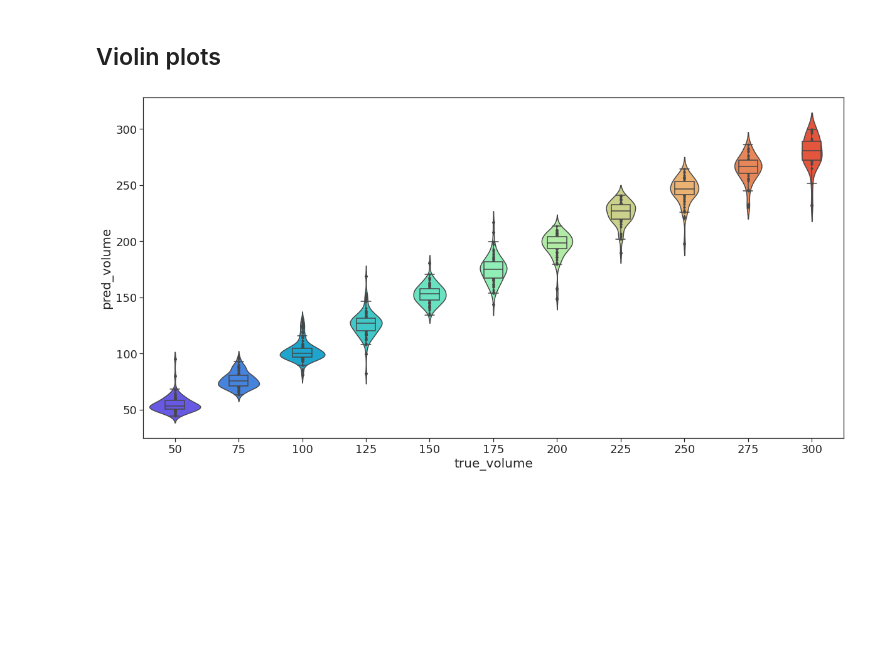
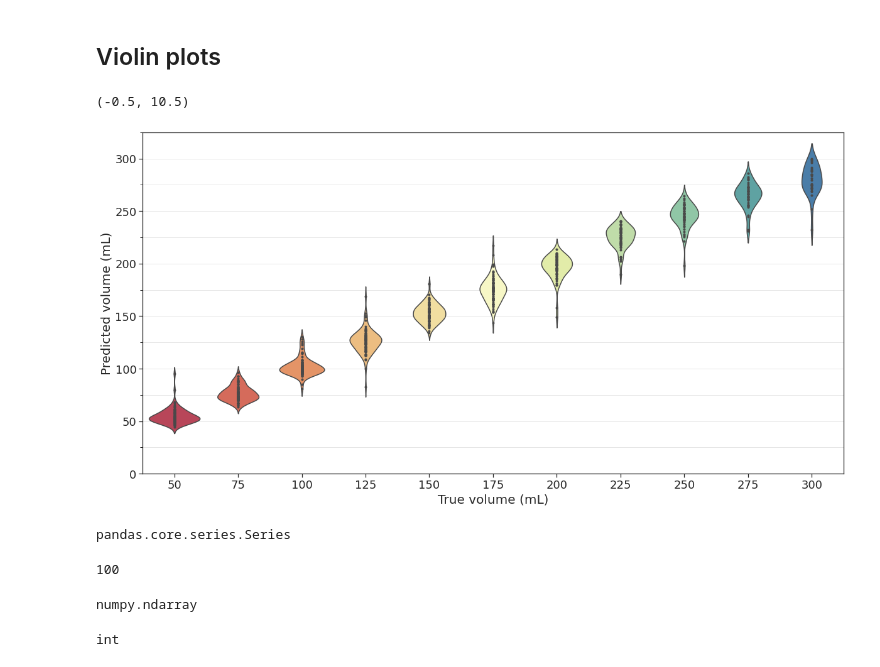
Before and after one commit to MiriamCobo/BrainGut-WineUp, a Jupyter notebook: notebooks/3.1-Prediction_statistics_reg-CopasVasosAll.ipynb, the cells around one changed output. Saved outputs shown, nothing was run; the diff lists cells and outputs as text; code cells hidden in the pictures; blank space fills up the shorter version.

Commit message:
Improving graphs

```diff
--- a/notebooks/3.1-Prediction_statistics_reg-CopasVasosAll.ipynb
+++ b/notebooks/3.1-Prediction_statistics_reg-CopasVasosAll.ipynb
@@ -131,41 +131,68 @@ fig.write_image("/srv/image-results/violin_plot.png")
 # %%
 import seaborn as sns
 import matplotlib.pyplot as plt
+from matplotlib.ticker import (MultipleLocator, AutoMinorLocator)
 
 plt.rcParams["figure.figsize"] = (20,10)
 
 plt.tick_params(
     axis='x',          # changes apply to the x-axis
     which='both',      # both major and minor ticks are affected
     bottom=True,      # ticks along the bottom edge are off
     top=False,         # ticks along the top edge are off
     labelbottom=True) # labels along the bottom edge are off
 
 plt.tick_params(
     axis='y',          # changes apply to the x-axis
     which='both',      # both major and minor ticks are affected
     left=True,      # ticks along the bottom edge are off
     right=False,         # ticks along the top edge are off
     labelbottom=True) # labels along the bottom edge are off
 
 sns.set_theme()
 sns.set_style(style='white')
 
 ax = sns.violinplot(x='true_volume', y='pred_volume', data=df, inner="points",
-                    palette="rainbow")
-ax.set(xlabel='Volume (mL)', ylabel='Predicted volume (mL)')
+                    palette="Spectral")
+ax.set(xlabel='True volume (mL)', ylabel='Predicted volume (mL)')
 ax.yaxis.label.set_size(20)
 ax.xaxis.label.set_size(20)
 # We change the fontsize of minor ticks label
 ax.tick_params(axis='both', which='major', labelsize=18)
 ax.tick_params(axis='both', which='minor', labelsize=16)
-sns.boxplot(x='true_volume', y='pred_volume', data=df, palette='rainbow', width=0.3,
-            boxprops={'zorder': 2}, ax=ax)
+# sns.boxplot(x='true_volume', y='pred_volume', data=df, palette='rainbow', width=0.3,
+#             boxprops={'zorder': 2}, ax=ax)
 # plt.title("Predicted volumes distribution", fontsize=22)
+# For the minor ticks, use no labels; default NullFormatter.
+ax.yaxis.set_minor_locator(MultipleLocator(25))
+plt.grid(axis='y', which='both', color='0.9')
+# for v in volumes:
+#     xrange = np.arange(0, v)
+#     plt.plot(xrange, np.ones(xrange.shape) * v)
+# plt.scatter(np.array(volumes).astype(np.int64), np.array(volumes).astype(np.float64))
+plt.ylim([0, 325])
+print(plt.xlim())
 plt.savefig('/srv/image-results/violin_plot_general.pdf',bbox_inches='tight')
 plt.show()
 # %% [output]
+(-0.5, 10.5)
-[figure, old version]
+[figure, new version]
+# %%
+type(df.true_volume.astype(np.float64))
+# %% [output]
+pandas.core.series.Series
+# %%
+df.true_volume[0]
+# %% [output]
+100
+# %%
+type(np.array(volumes).astype(np.int64))
+# %% [output]
+numpy.ndarray
+# %%
+type(volumes[0])
+# %% [output]
+int
 # %%
 # https://stackabuse.com/seaborn-violin-plot-tutorial-and-examples/ interesante sobre
 # violin plots
```
Also changed, not shown: parts of 2 cells of this notebook.
